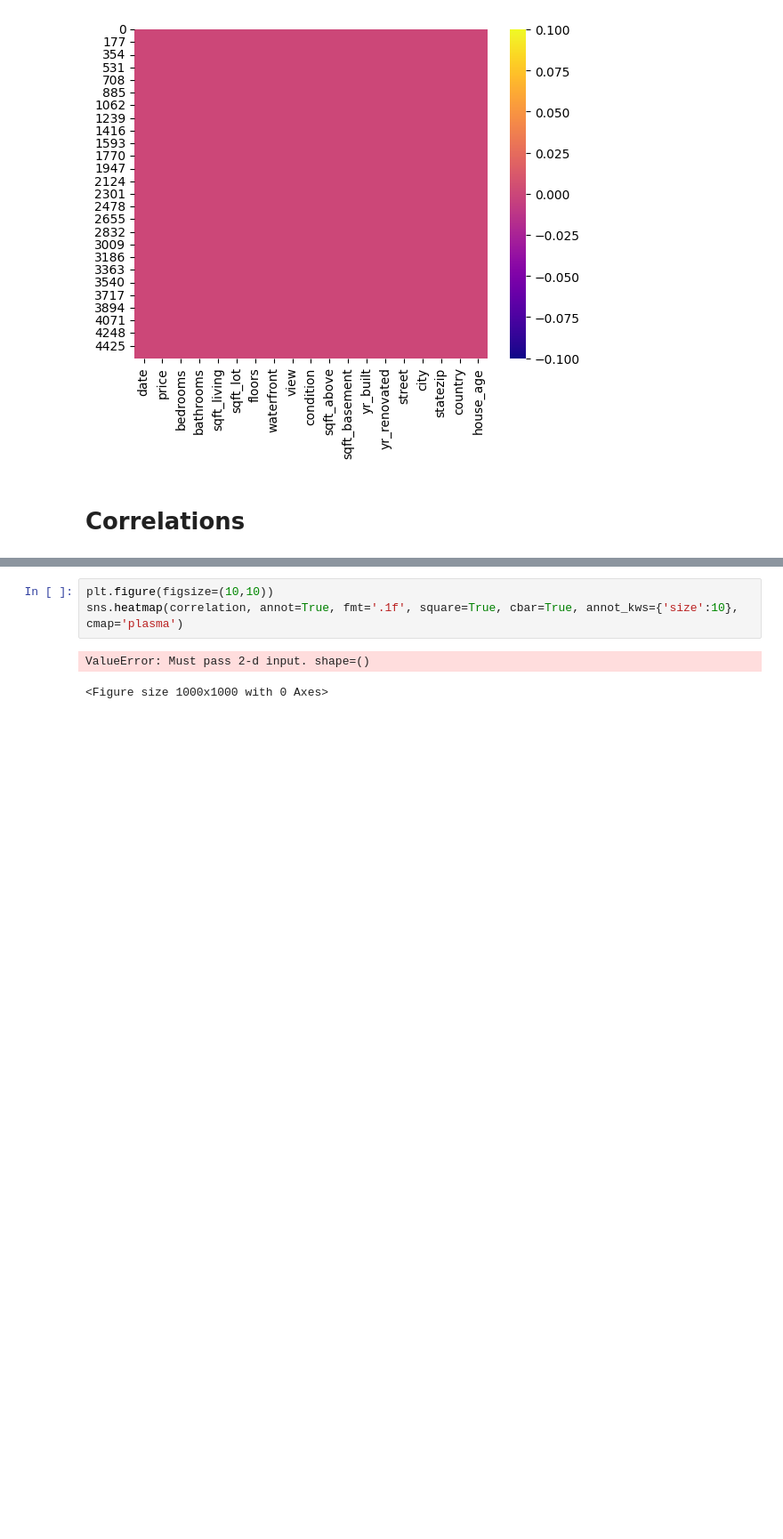
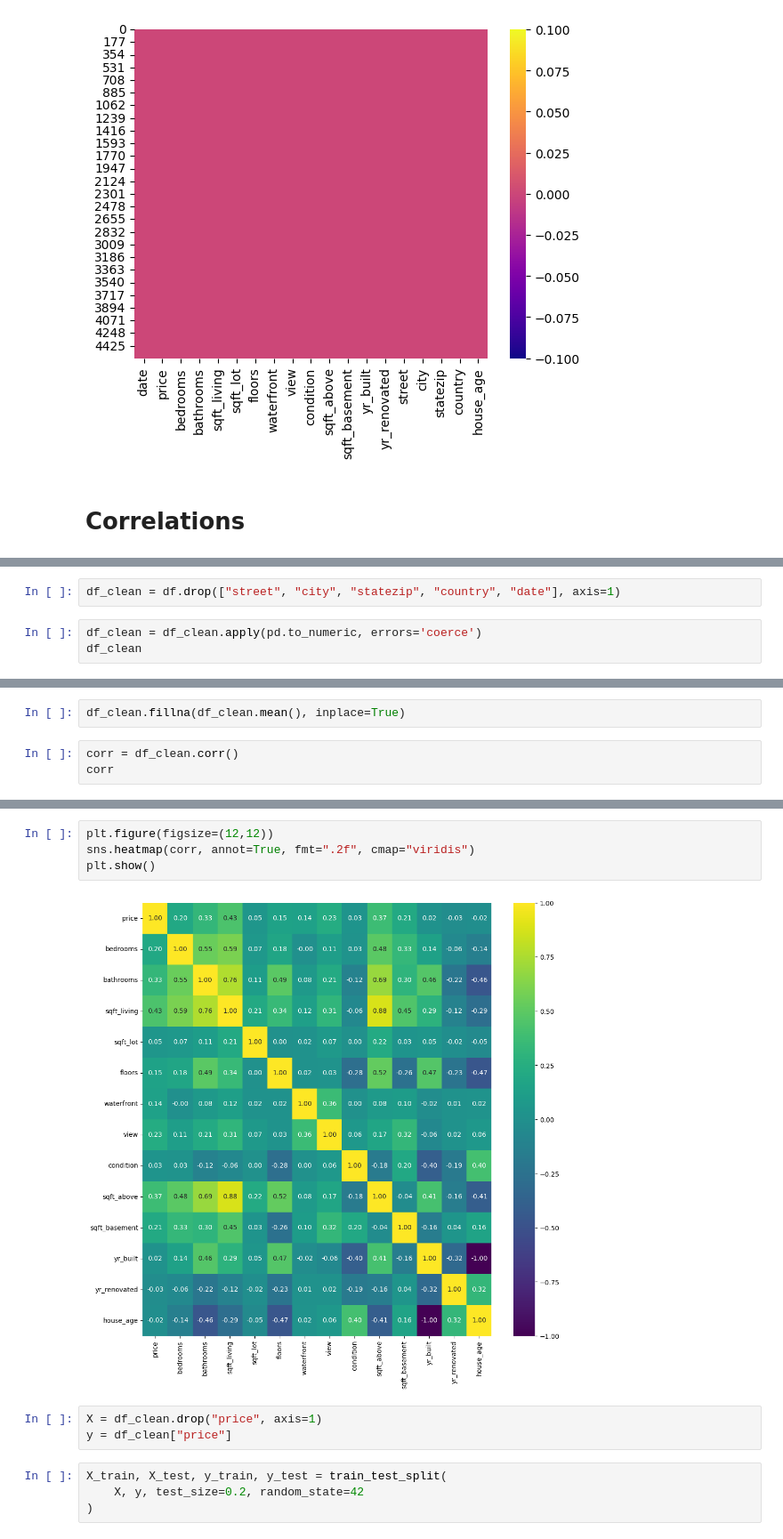
Before and after one commit to bhooms/CODEXINTERN, a Jupyter notebook: Task2.ipynb, the cells around one changed output, grey strips where cells are left out. Shown: that part at 89% size. Drawn from its saved outputs; the diff is of its cells as text; blank space fills up the shorter version.

```diff
--- a/Task2.ipynb
+++ b/Task2.ipynb
@@ -149,0 +147,5 @@ correlation = df.corr
+# %%
+df_clean = df.drop(["street", "city", "statezip", "country", "date"], axis=1)
+# %%
+df_clean = df_clean.apply(pd.to_numeric, errors='coerce')
+df_clean
@@ -149,0 +166,5 @@ correlation = df.corr
+# %%
+df_clean.fillna(df_clean.mean(), inplace=True)
+# %%
+corr = df_clean.corr()
+corr
@@ -150,6 +187,13 @@ correlation = df.corr
 # %%
-plt.figure(figsize=(10,10))
-sns.heatmap(correlation, annot=True, fmt='.1f', square=True, cbar=True, annot_kws={'size':10}, cmap='plasma')
+plt.figure(figsize=(12,12))
+sns.heatmap(corr, annot=True, fmt=".2f", cmap="viridis")
+plt.show()
 # %% [output]
-ValueError: Must pass 2-d input. shape=()
-<Figure size 1000x1000 with 0 Axes>
+[figure, added]
+# %%
+X = df_clean.drop("price", axis=1)
+y = df_clean["price"]
+# %%
+X_train, X_test, y_train, y_test = train_test_split(
+    X, y, test_size=0.2, random_state=42
+)
```
Also changed, not shown: parts of 10 cells of this notebook.
